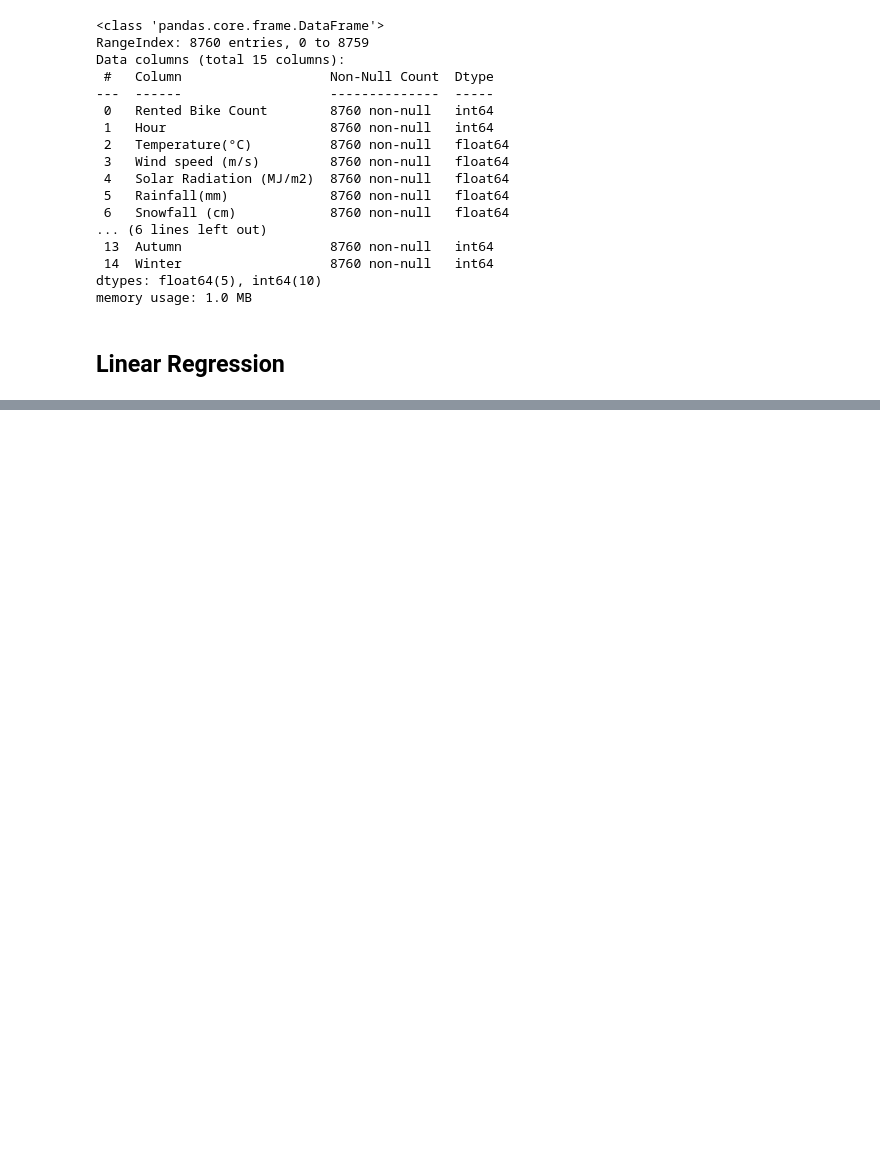
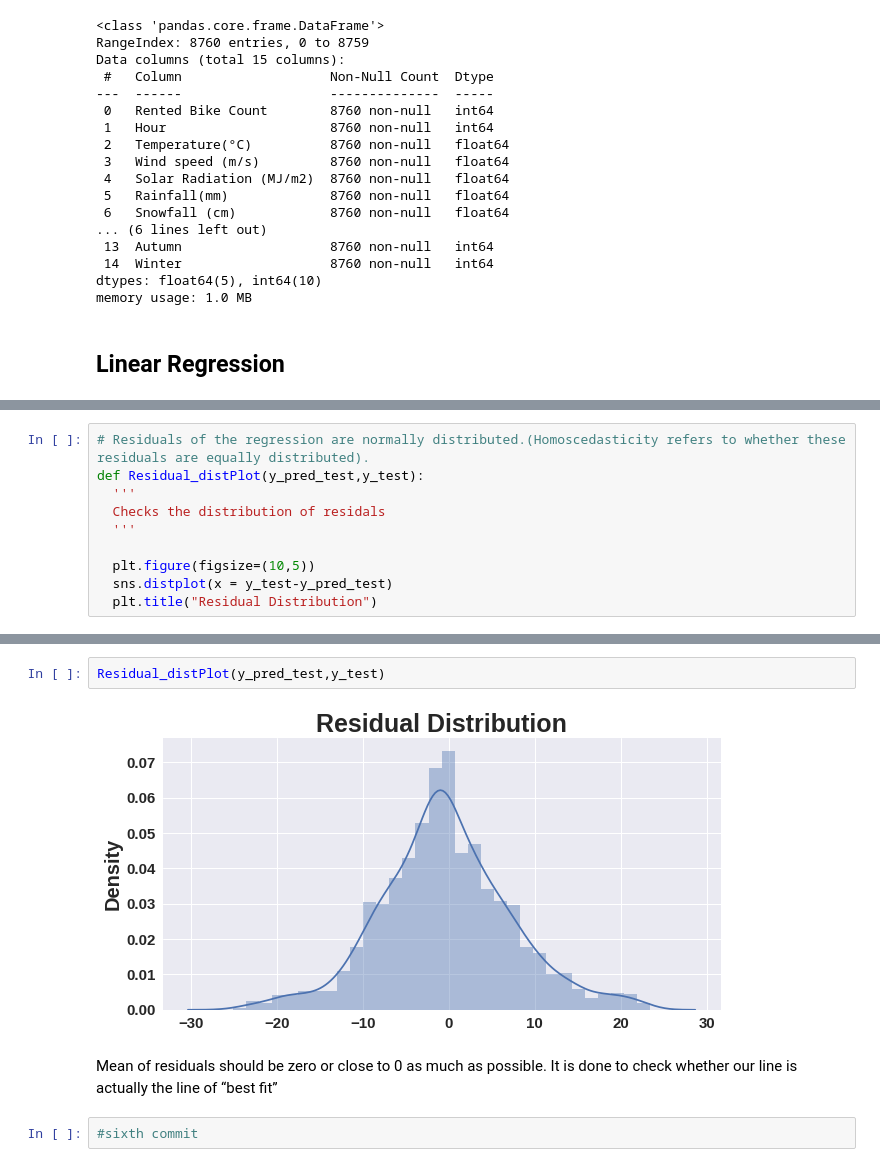
Before and after one commit to Anupam8858/Seoul-Bike-Sharing-Demand-Prediction, a Jupyter notebook: Bike_Sharing_Demand_Prediction_Capstone_Project.ipynb, the cells around one changed output, grey strips where cells are left out. Saved outputs shown, nothing was run; the diff lists cells and outputs as text; blank space fills up the shorter version.

Commit message:
Sixth Commit

```diff
--- a/Bike_Sharing_Demand_Prediction_Capstone_Project.ipynb
+++ b/Bike_Sharing_Demand_Prediction_Capstone_Project.ipynb
@@ -602,0 +846,10 @@ memory usage: 1.0 MB
+# %%
+# Residuals of the regression are normally distributed.(Homoscedasticity refers to whether these residuals are equally distributed).
+def Residual_distPlot(y_pred_test,y_test):
+  '''
+  Checks the distribution of residals
+  '''
+
+  plt.figure(figsize=(10,5))
+  sns.distplot(x = y_test-y_pred_test)
+  plt.title("Residual Distribution")
@@ -602,0 +874,8 @@ memory usage: 1.0 MB
+# %%
+Residual_distPlot(y_pred_test,y_test)
+# %% [output]
+[figure, added]
+# %% [markdown]
+Mean of residuals should be zero or close to 0 as much as possible. It is done to check whether our line is actually the line of “best fit”
+# %%
+#sixth commit
```
Also changed, not shown: parts of 32 cells of this notebook.
